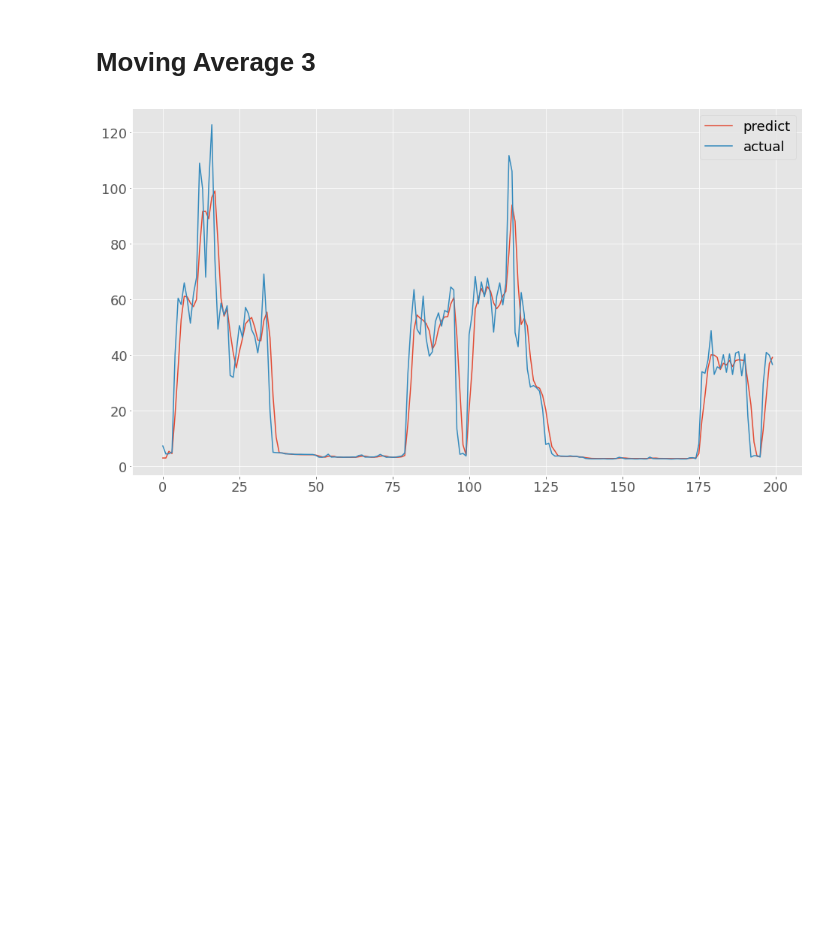
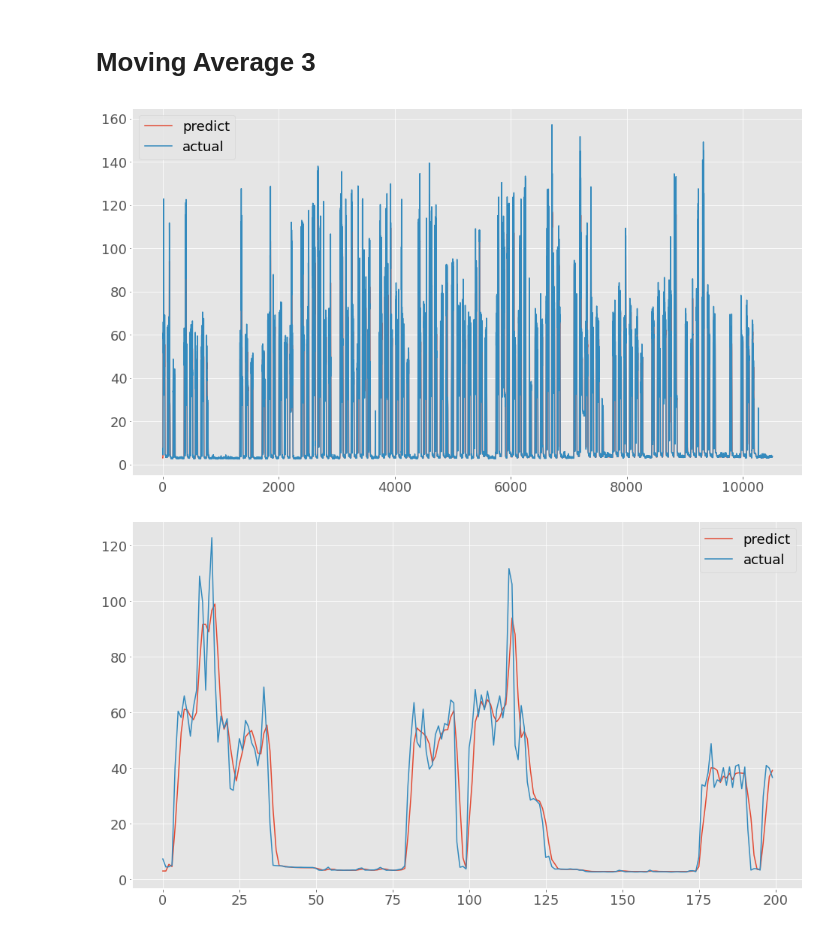
Before and after one commit to ImPerplexed/Thesis_212_BuiTuanKiet, a Jupyter notebook: thesis.ipynb, the cells around one changed output. Drawn from its saved outputs; the diff is of its cells as text; code cells hidden in the pictures; blank space fills up the shorter version.

```diff
--- a/thesis.ipynb
+++ b/thesis.ipynb
@@ -390,6 +402,14 @@ MA_3_test = pd.DataFrame(test).rolling(window=3).mean().fillna(0)
 # %%
 SVR_MA_3 = SVR(kernel = 'rbf', C= 0.5, gamma= 0.01).fit(MA_3_train.values, train)
 SVR_MA_3_fc = SVR_MA_3.predict(np.array(MA_3_test))
+# %%
+plt.plot(SVR_MA_3_fc, label = 'predict')
+plt.plot(test.values, label = 'actual')
+plt.legend()
+plt.savefig('SVR_MA3')
+plt.show()
+# %% [output]
+[figure, added]
 # %%
 plt.plot(SVR_MA_3_fc[0:200], label = 'predict')
 plt.plot(test.values[0:200], label = 'actual')
```
Also changed, not shown: parts of 27 cells of this notebook.
